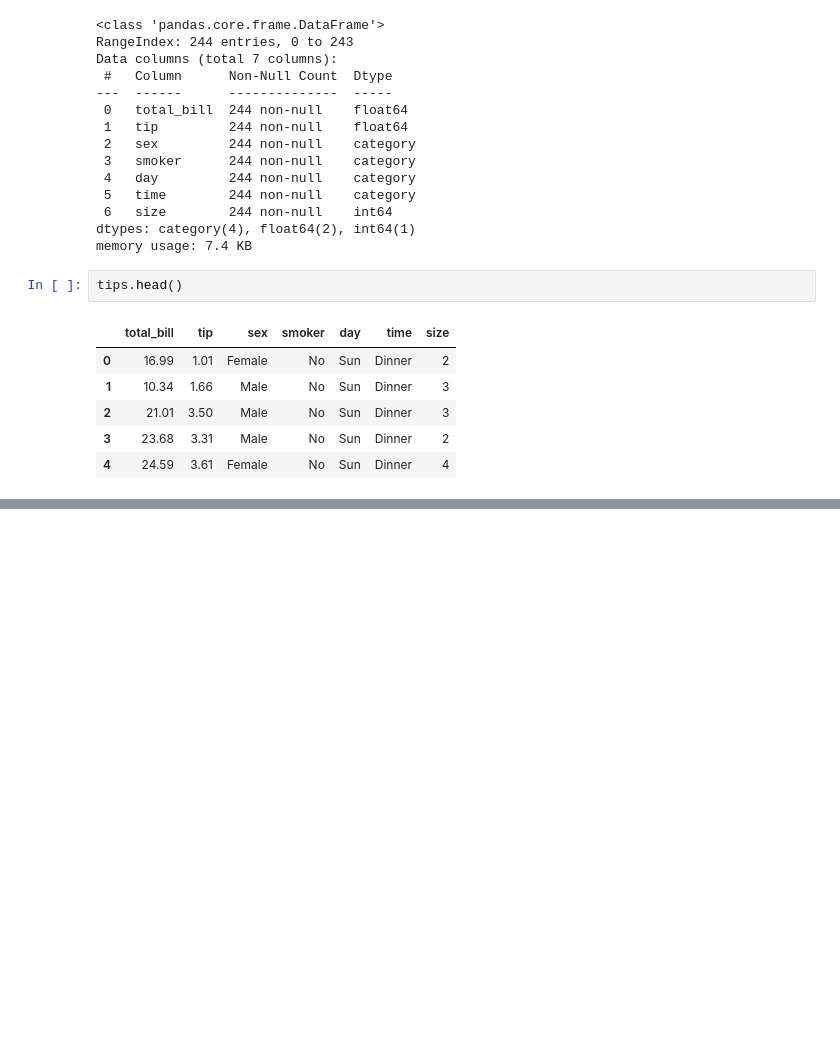
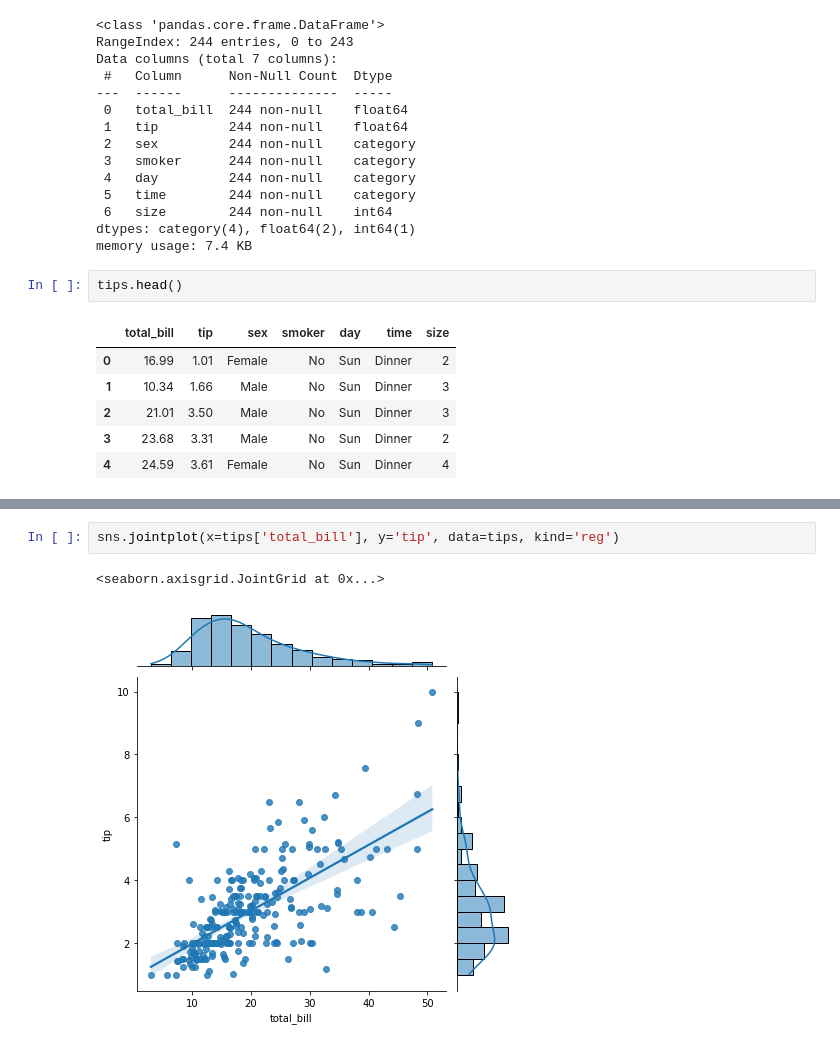
Before and after one commit to Pedro-IFC/curso-python, a Jupyter notebook: Seaborn/aula.ipynb, the cells around one changed output, grey strips where cells are left out. Drawn from its saved outputs; the diff is of its cells as text; blank space fills up the shorter version.

```diff
--- a/Seaborn/aula.ipynb
+++ b/Seaborn/aula.ipynb
@@ -32,0 +38,5 @@ tips.head()
+# %%
+sns.jointplot(x=tips['total_bill'], y='tip', data=tips, kind='reg')
+# %% [output]
+<seaborn.axisgrid.JointGrid at 0x...>
+[figure, added]
```
Also changed, not shown: parts of 4 cells of this notebook.
